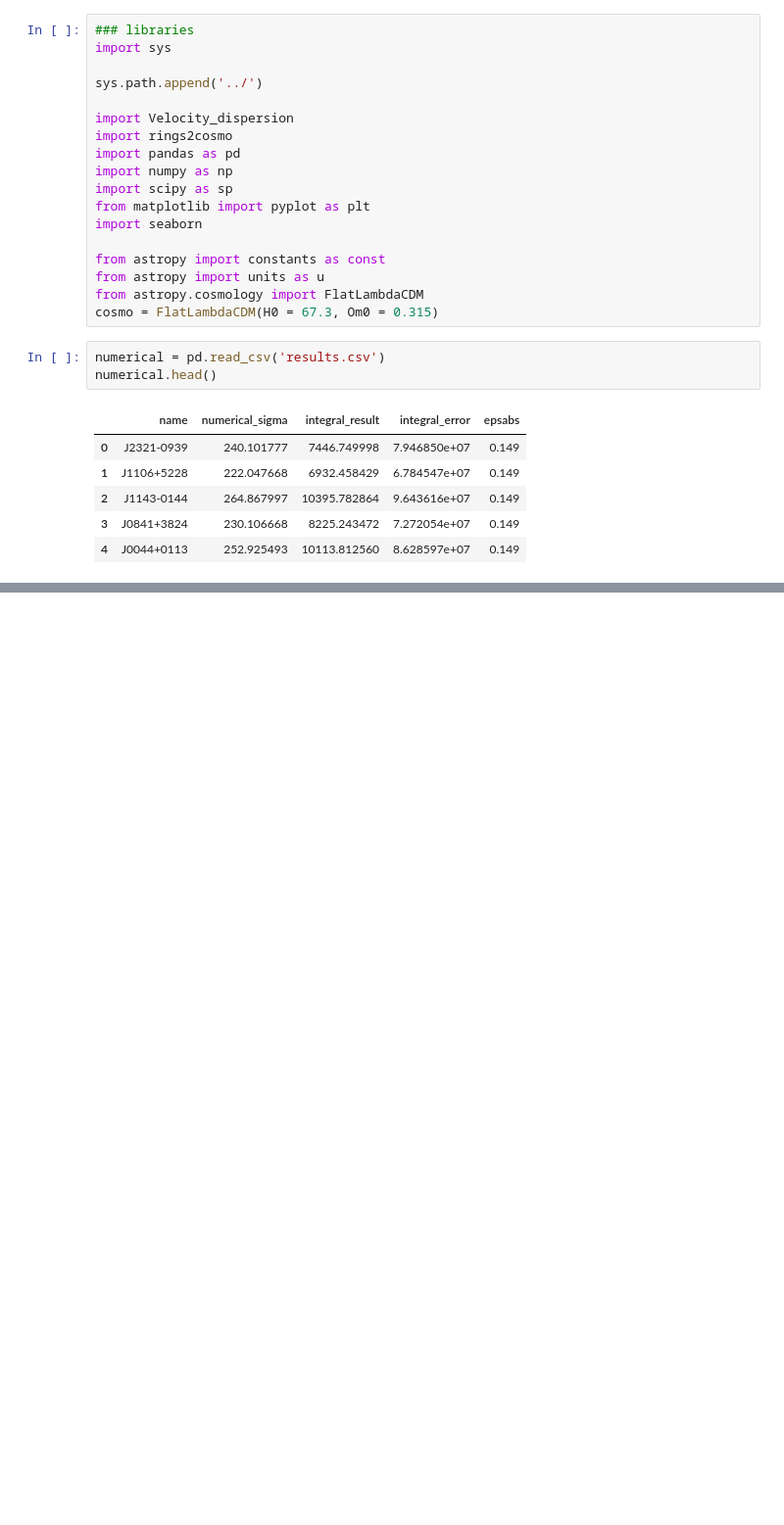
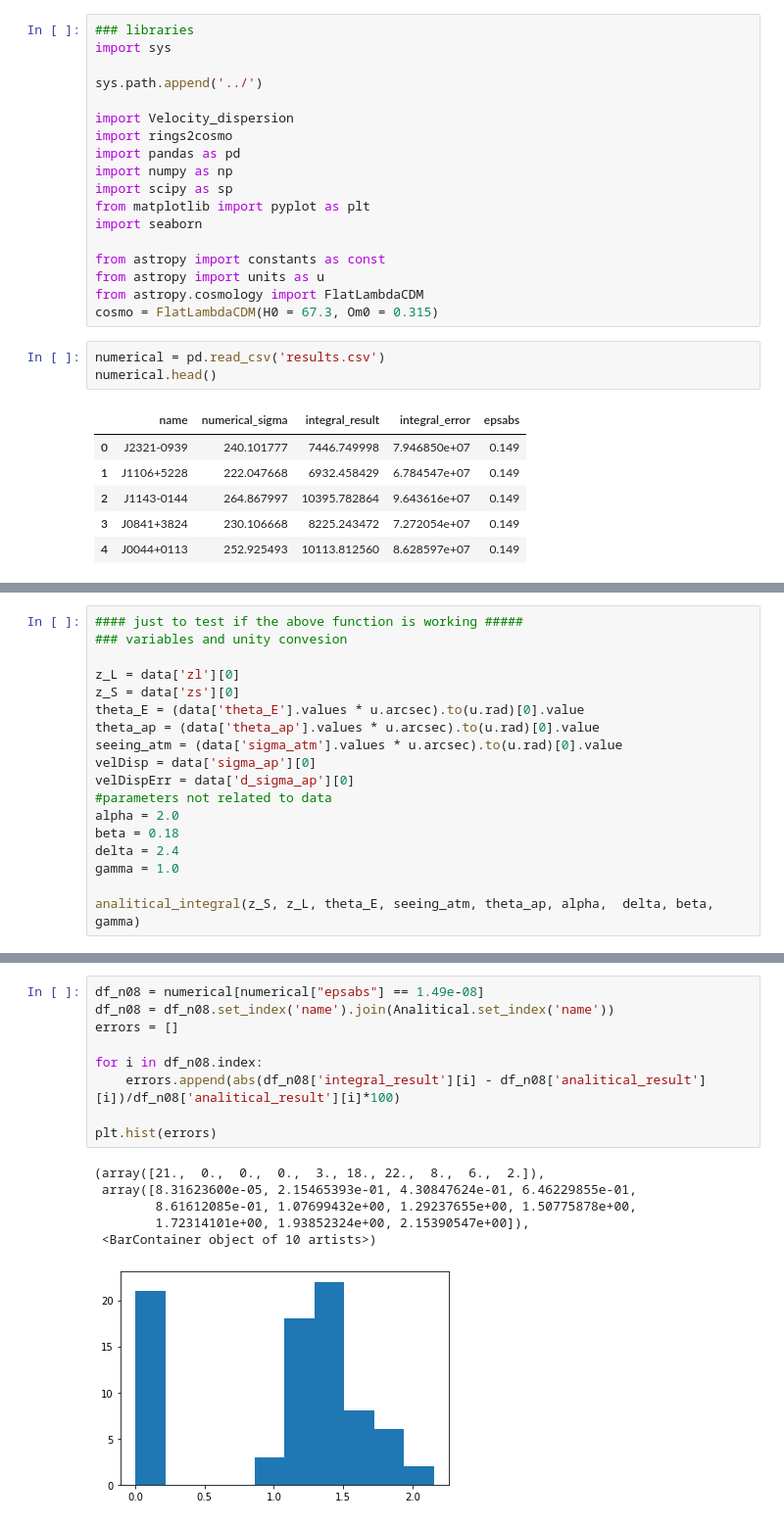
Before and after one commit to CosmoObs/SLtools, a Jupyter notebook: sltools/rings2cosmo/Velocity_dispersion_integrals/performancy_tests.ipynb, the cells around one changed output, grey strips where cells are left out. Shown at 98% size. Cells and saved outputs as stored; diff of their text form; blank space fills up the shorter version.

```diff
--- a/sltools/rings2cosmo/Velocity_dispersion_integrals/performancy_tests.ipynb
+++ b/sltools/rings2cosmo/Velocity_dispersion_integrals/performancy_tests.ipynb
@@ -43,0 +99,18 @@ $$
+# %%
+#### just to test if the above function is working #####
+### variables and unity convesion
+
+z_L = data['zl'][0]
+z_S = data['zs'][0]
+theta_E = (data['theta_E'].values * u.arcsec).to(u.rad)[0].value
+theta_ap = (data['theta_ap'].values * u.arcsec).to(u.rad)[0].value
+seeing_atm = (data['sigma_atm'].values * u.arcsec).to(u.rad)[0].value
+velDisp = data['sigma_ap'][0]
+velDispErr = data['d_sigma_ap'][0]
+#parameters not related to data
+alpha = 2.0
+beta = 0.18
+delta = 2.4
+gamma = 1.0
+
+analitical_integral(z_S, z_L, theta_E, seeing_atm, theta_ap, alpha,  delta, beta, gamma)
@@ -43,0 +185,16 @@ $$
+# %%
+df_n08 = numerical[numerical["epsabs"] == 1.49e-08]
+df_n08 = df_n08.set_index('name').join(Analitical.set_index('name'))
+errors = []
+
+for i in df_n08.index:
+    errors.append(abs(df_n08['integral_result'][i] - df_n08['analitical_result'][i])/df_n08['analitical_result'][i]*100)
+
+plt.hist(errors)
+# %% [output]
+(array([21.,  0.,  0.,  0.,  3., 18., 22.,  8.,  6.,  2.]),
+ array([8.31623600e-05, 2.15465393e-01, 4.30847624e-01, 6.46229855e-01,
+        8.61612085e-01, 1.07699432e+00, 1.29237655e+00, 1.50775878e+00,
+        1.72314101e+00, 1.93852324e+00, 2.15390547e+00]),
+ <BarContainer object of 10 artists>)
+[figure, added]
```
Also changed, not shown: parts of 14 cells of this notebook.
